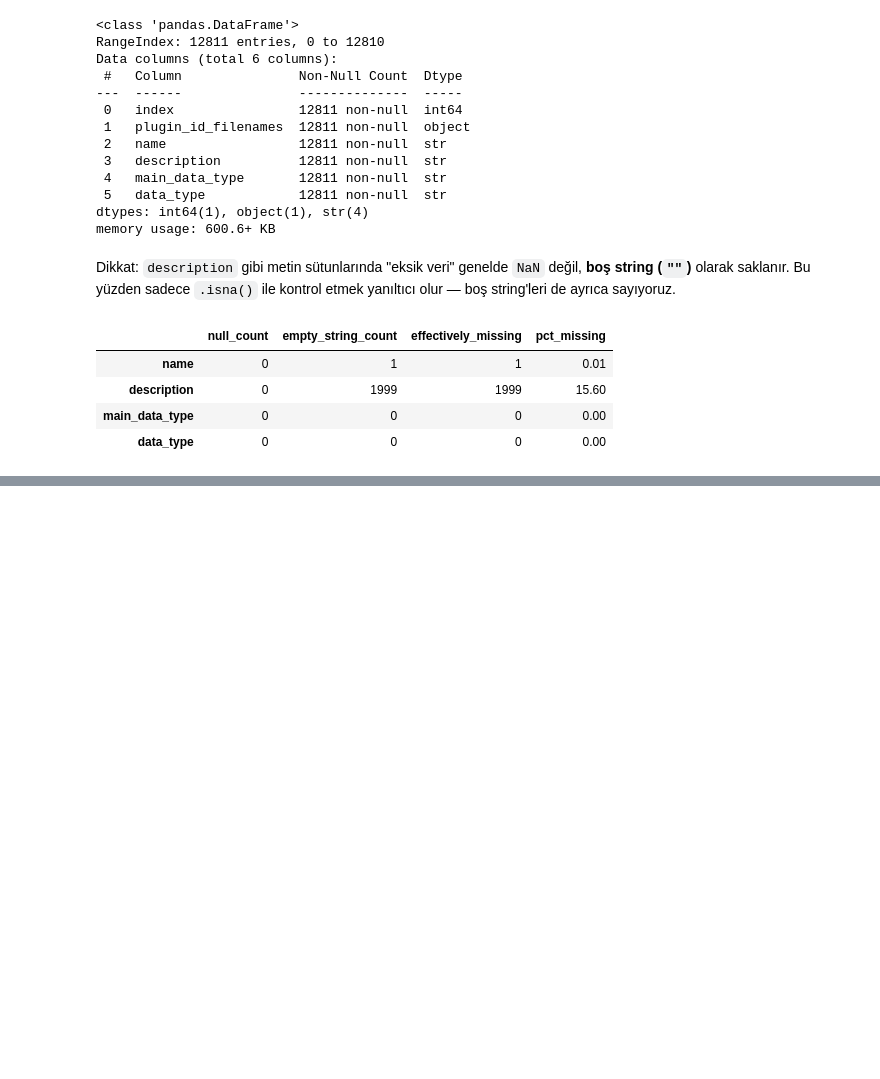
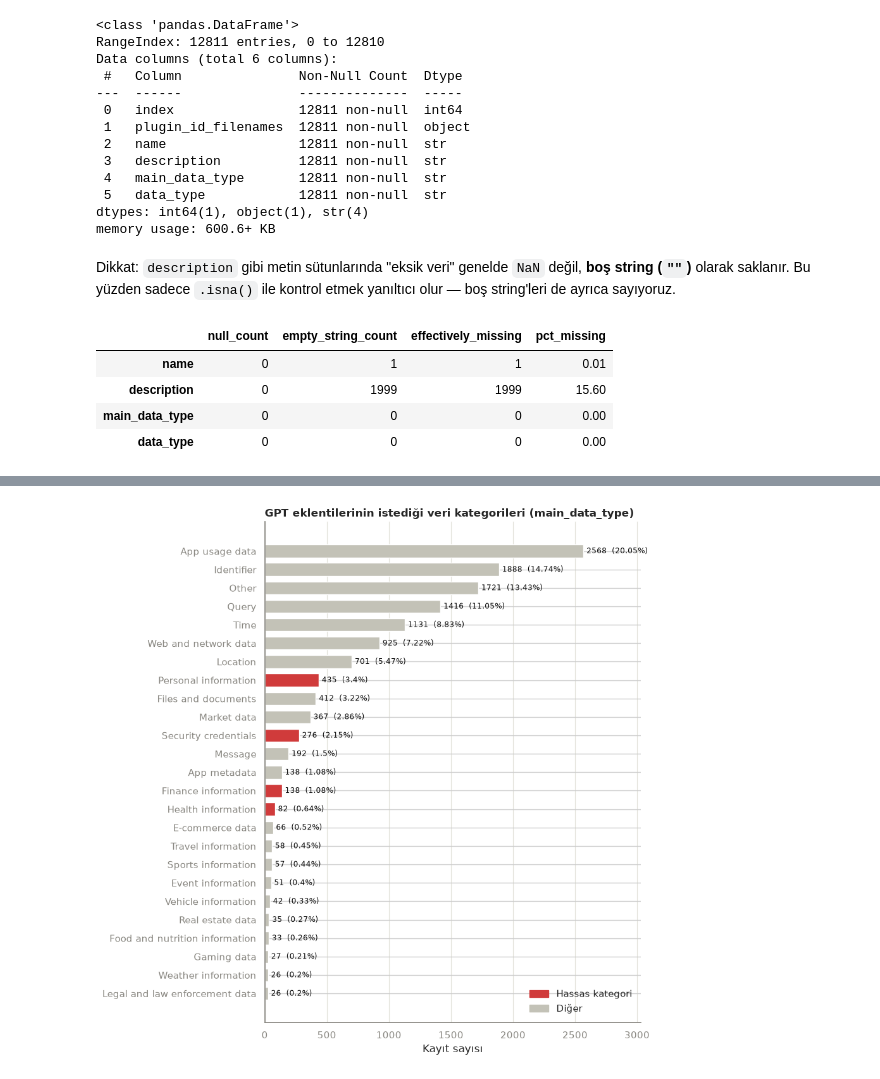
Before and after one commit to elifdikmn/DataPrivacy, a Jupyter notebook: notebooks/bolum1_eda.ipynb, the cells around one changed output, grey strips where cells are left out. Drawn from its saved outputs; the diff is of its cells as text; code cells hidden in the pictures; blank space fills up the shorter version.

```diff
--- a/notebooks/bolum1_eda.ipynb
+++ b/notebooks/bolum1_eda.ipynb
@@ -80,0 +112,17 @@ df.sample(5, random_state=42)
+# %%
+SENSITIVE_CATEGORIES = [
+    'Security credentials',
+    'Personal information',
+    'Health information',
+    'Finance information',
+]
+
+df['is_sensitive'] = df['main_data_type'].isin(SENSITIVE_CATEGORIES)
+
+sensitive_summary = df['is_sensitive'].value_counts().rename({True: 'Hassas', False: 'Hassas değil'})
+sensitive_pct = (sensitive_summary / len(df) * 100).round(2)
+
+print(pd.DataFrame({'count': sensitive_summary, 'pct': sensitive_pct}))
+print()
+print('Hassas kategorilerin kırılımı:')
+print(category_table.loc[SENSITIVE_CATEGORIES])
@@ -80,0 +142,35 @@ df.sample(5, random_state=42)
+# %%
+COLOR_SENSITIVE = '#d03b3b'
+COLOR_NEUTRAL = '#c3c2b7'
+COLOR_TEXT = '#0b0b0b'
+COLOR_MUTED = '#898781'
+
+ordered = category_table.sort_values('count', ascending=True)
+colors = [COLOR_SENSITIVE if cat in SENSITIVE_CATEGORIES else COLOR_NEUTRAL for cat in ordered.index]
+
+fig, ax = plt.subplots(figsize=(9, 9))
+bars = ax.barh(ordered.index, ordered['count'], color=colors, height=0.7)
+
+for bar, count, pct in zip(bars, ordered['count'], ordered['pct']):
+    ax.text(bar.get_width() + 25, bar.get_y() + bar.get_height() / 2,
+            f'{count}  ({pct}%)', va='center', ha='left', fontsize=8.5, color=COLOR_TEXT)
+
+ax.set_xlabel('Kayıt sayısı')
+ax.set_title('GPT eklentilerinin istediği veri kategorileri (main_data_type)', loc='left', fontsize=12, fontweight='bold')
+ax.set_xlim(0, ordered['count'].max() * 1.18)
+ax.spines[['top', 'right']].set_visible(False)
+ax.spines[['left', 'bottom']].set_color(COLOR_MUTED)
+ax.tick_params(colors=COLOR_MUTED)
+ax.grid(axis='x', color='#e1e0d9', linewidth=0.8)
+ax.set_axisbelow(True)
+
+legend_handles = [
+    plt.Rectangle((0, 0), 1, 1, color=COLOR_SENSITIVE, label='Hassas kategori'),
+    plt.Rectangle((0, 0), 1, 1, color=COLOR_NEUTRAL, label='Diğer'),
+]
+ax.legend(handles=legend_handles, loc='lower right', frameon=False)
+
+plt.tight_layout()
+plt.show()
+# %% [output]
+[figure, added]
```
Also changed, not shown: parts of 5 cells of this notebook.
